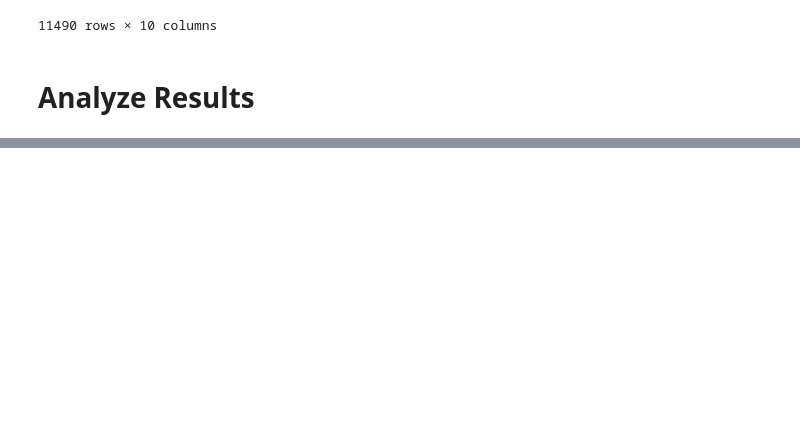
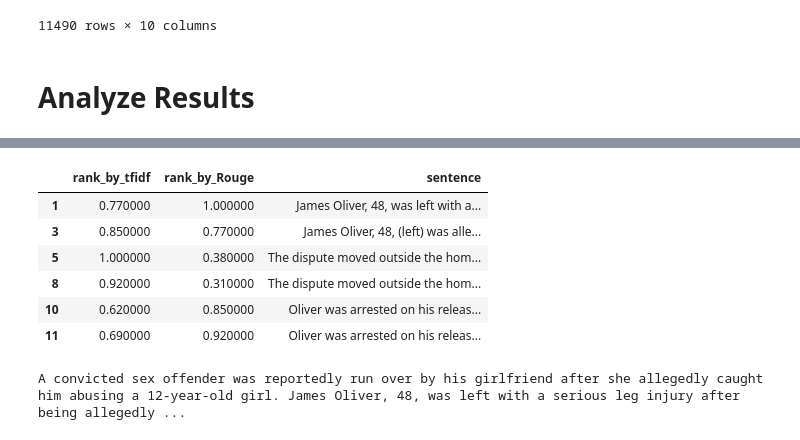
Before and after one commit to cfong32/key-sentence-extraction, a Jupyter notebook: exp5_tfidf_cossim_rouge.ipynb, the cells around one changed output, grey strips where cells are left out. Saved outputs shown, nothing was run; the diff lists cells and outputs as text; code cells hidden in the pictures; blank space fills up the shorter version.

```diff
--- a/exp5_tfidf_cossim_rouge.ipynb
+++ b/exp5_tfidf_cossim_rouge.ipynb
@@ -129,0 +190,5 @@ plt.show()
+# %%
+# sample one article, re-run to sample another
+
+x = df.sample(1).iloc[0]
+x
@@ -129,0 +209,48 @@ plt.show()
+# %%
+# show the rank of the scores
+
+SHOW_ABOVE = 0.75
+HIGHLIGHT_ABOVE = 0.9
+
+data = pd.DataFrame({
+    'rank_by_tfidf': x.rank_by_tfidf.round(2),
+    'rank_by_Rouge': x.rank_by_Rouge.round(2),
+    'sentence'     : x.sentences,
+})
+
+(data
+ .query(f'rank_by_tfidf>{SHOW_ABOVE} or rank_by_Rouge>{SHOW_ABOVE}')
+ .style
+ .highlight_between(left=HIGHLIGHT_ABOVE,
+                    color='yellow',
+                    subset=['rank_by_tfidf'])
+ .highlight_between(left=HIGHLIGHT_ABOVE,
+                    color='#FF8888',
+                    subset=['rank_by_Rouge'])
+ .set_properties(**{'text-align': 'left'})
+)
+# %% [output]
+|  | rank_by_tfidf | rank_by_Rouge | sentence |
+| 1 | 0.770000 | 1.000000 | James Oliver, 48, was left with a... |
+| 3 | 0.850000 | 0.770000 | James Oliver, 48, (left) was alle... |
+| 5 | 1.000000 | 0.380000 | The dispute moved outside the hom... |
+| 8 | 0.920000 | 0.310000 | The dispute moved outside the hom... |
+| 10 | 0.620000 | 0.850000 | Oliver was arrested on his releas... |
+| 11 | 0.690000 | 0.920000 | Oliver was arrested on his releas... |
+# %%
+# show the text
+
+html_str = ''
+for rank_t, rank_r, sent in zip(x.rank_by_tfidf, x.rank_by_Rouge, x.sentences):
+    if (rank_t > HIGHLIGHT_ABOVE and rank_r > HIGHLIGHT_ABOVE):
+        html_str += f'<span style="background-color:yellow;color:#FF2222">{sent} </span>'
+    elif (rank_t > HIGHLIGHT_ABOVE):
+        html_str += f'<span style=background-color:yellow>{sent} </span>'
+    elif (rank_r > HIGHLIGHT_ABOVE):
+        html_str += f'<span style=background-color:#FF8888>{sent} </span>'
+    else:
+        html_str += f'{sent} '
+
+html_print(html_str)
+# %% [output]
+A convicted sex offender was reportedly run over by his girlfriend after she allegedly caught him abusing a 12-year-old girl. James Oliver, 48, was left with a serious leg injury after being allegedly ...
```
Also changed, not shown: parts of 12 cells of this notebook.
